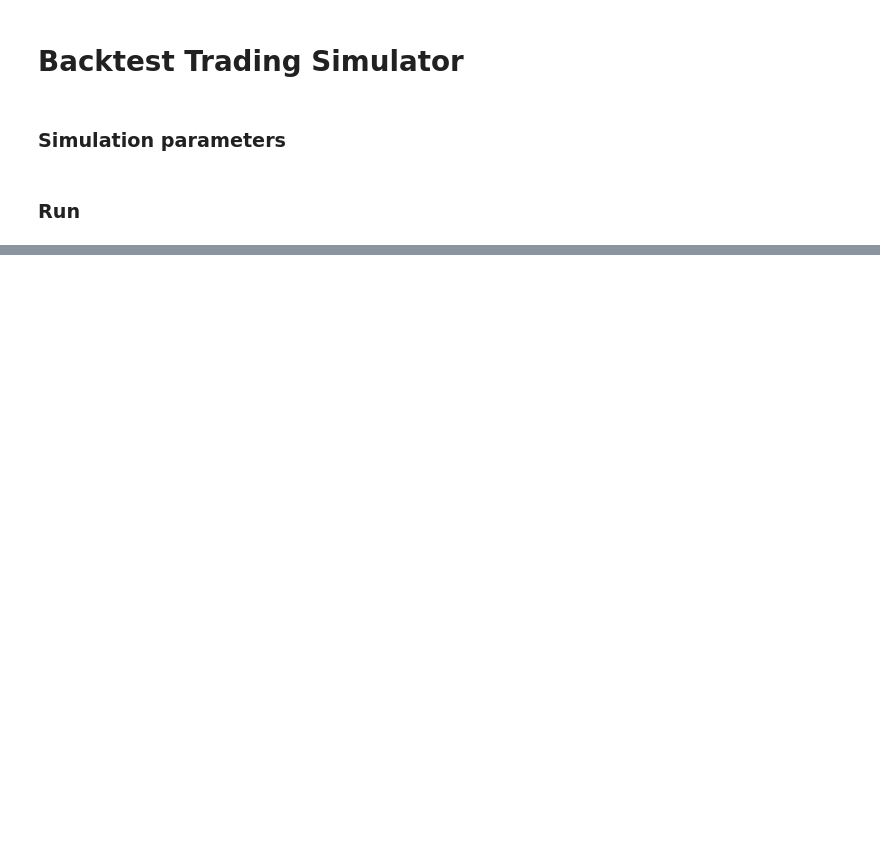
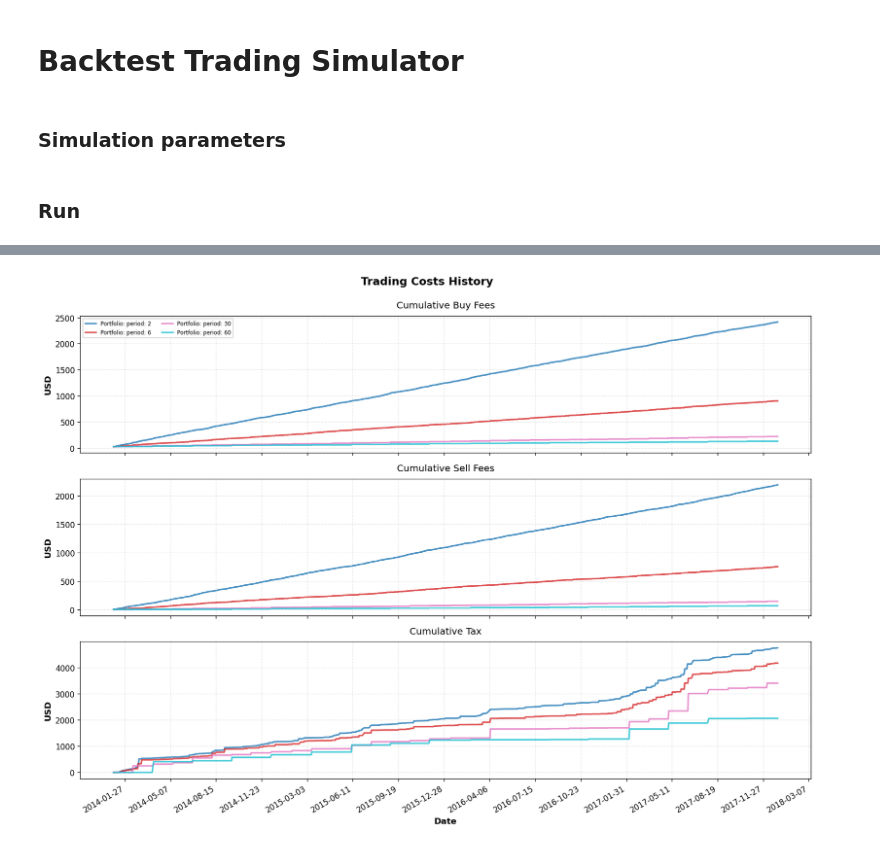
Before and after one commit to RoyElkabetz/Python-Trader-Backtest, a Jupyter notebook: notebooks/backtesting_simulator.ipynb, the cells around one changed output, grey strips where cells are left out. Drawn from its saved outputs; the diff is of its cells as text; code cells hidden in the pictures; blank space fills up the shorter version.

```diff
--- a/notebooks/backtesting_simulator.ipynb
+++ b/notebooks/backtesting_simulator.ipynb
@@ -165,0 +129,5 @@ yields_usd(traders_list, periods, 'period', market)
+# %%
+# ==================== Plot 3: Fees and Tax History ====================
+fees_and_tax(traders_list, portfolio_names, 'Portfolio', use_colors=True)
+# %% [output]
+[figure, added]
```
Also changed, not shown: parts of 13 cells of this notebook.
